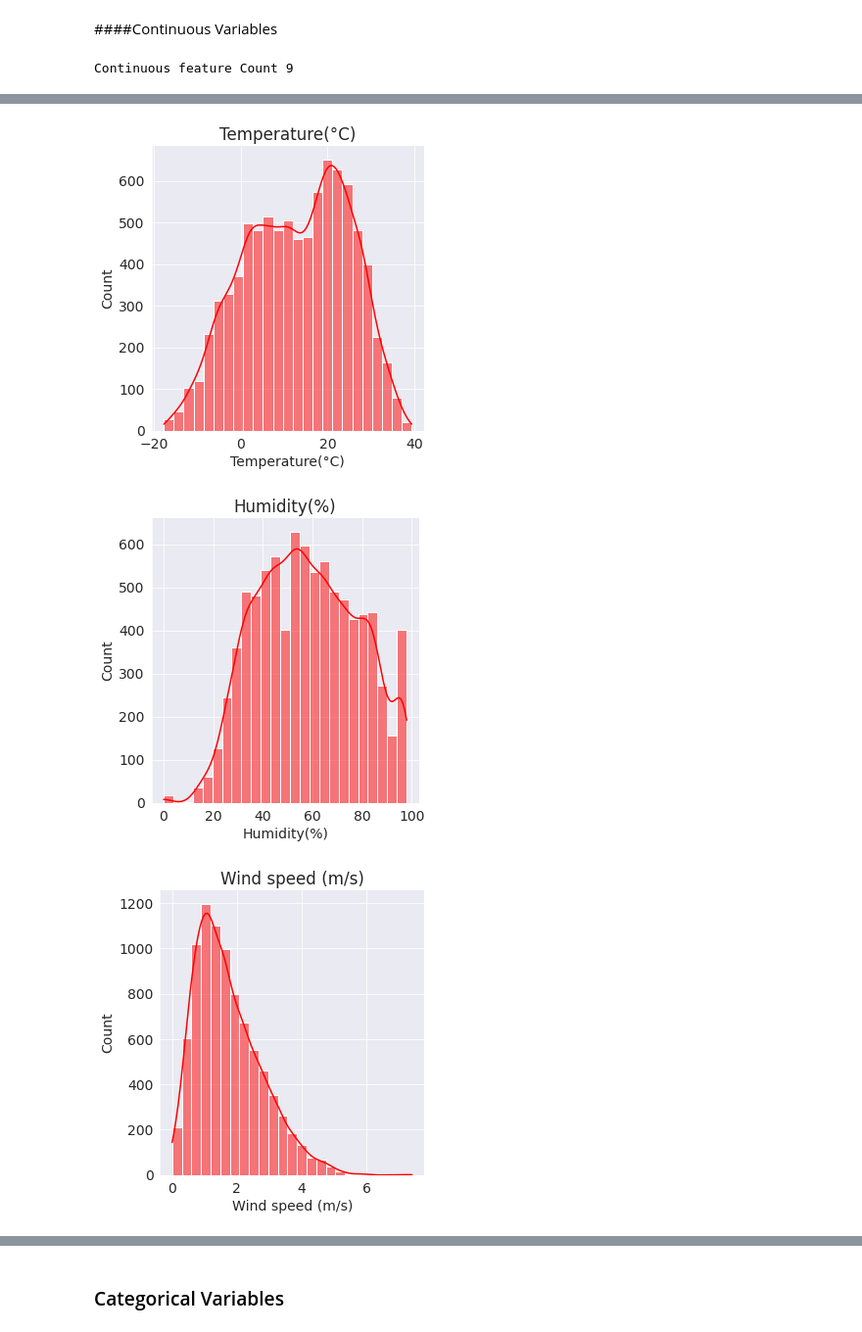
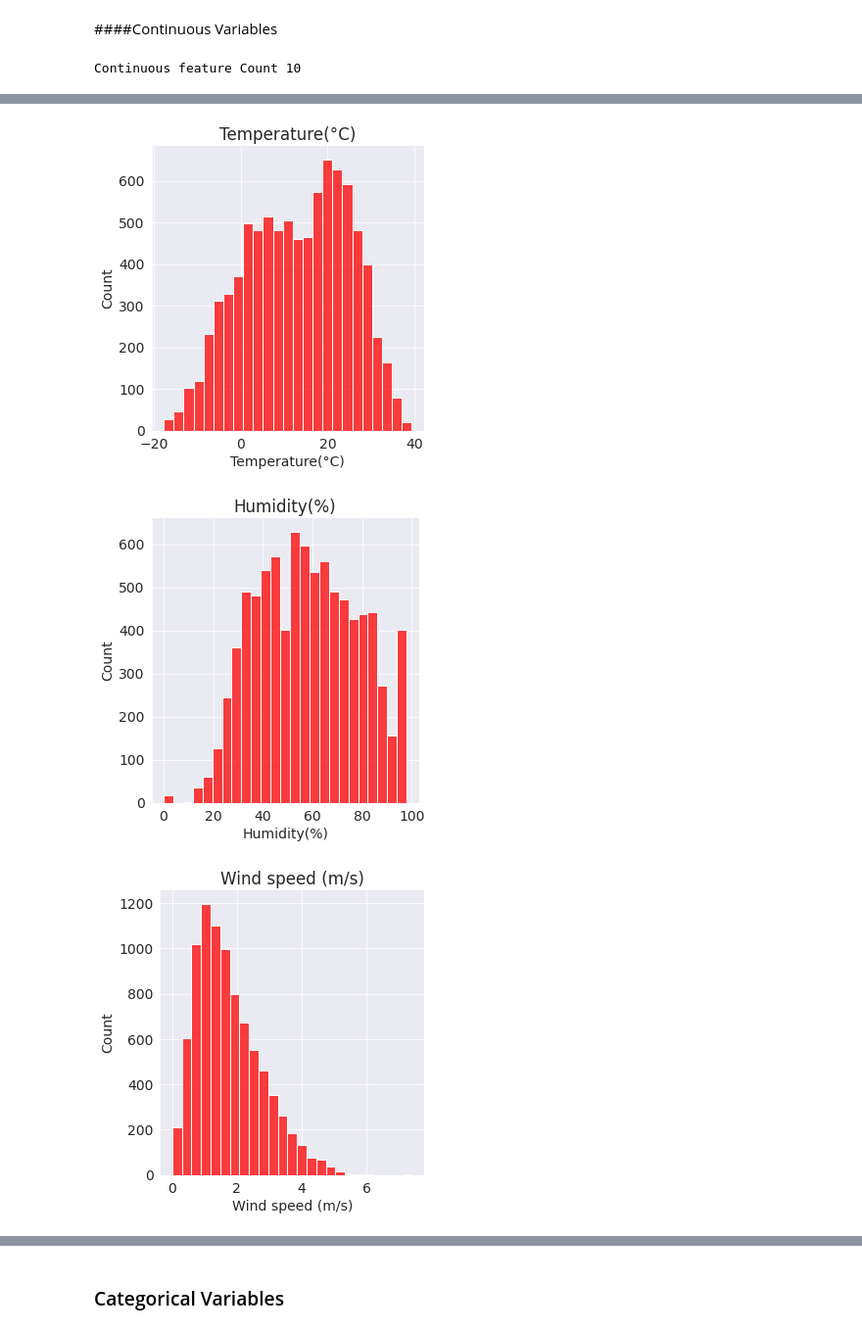
Before and after one commit to Sarthak016/Bike_Sharing_Demand_Predcition_DD, a Jupyter notebook: Bike_Sharing_Demand_Prediction_Capstone_Project.ipynb, the cells around one changed output, grey strips where cells are left out. Shown: that part at 98% size. Saved outputs shown, nothing was run; the diff lists cells and outputs as text; code cells hidden in the pictures.

```diff
--- a/Bike_Sharing_Demand_Prediction_Capstone_Project.ipynb
+++ b/Bike_Sharing_Demand_Prediction_Capstone_Project.ipynb
@@ -153,3 +179,9 @@ matplotlib.rcParams['figure.facecolor'] = '#00000000'
+# %%
+data['Date'] = pd.to_datetime(data['Date'])
+data['Day']=data['Date'].dt.day              # compute day
+data['Month']=data['Date'].dt.month          # compute month
+data['Year']=data['Date'].dt.year            # compute year
+data.drop(columns=["Date"],inplace=True)
 # %% [markdown]
 ### Numerical Variables
 # %%
@@ -196,10 +217,11 @@ print("Continuous feature Count {}".format(len(continuous_feature)))
 
 for feature in continuous_feature:
     dataset=data.copy()
-    sns.displot(dataset[feature],kde=True,bins=25,color="r")
+
+    sns.displot(dataset[feature],bins=25,color="r",kde_kws={'linewidth':6,'color':'#4B0751'})
     plt.xlabel(feature)
     plt.ylabel("Count")
     plt.title(feature)
     plt.show()
 # %% [output]
-Continuous feature Count 9
+Continuous feature Count 10
@@ -207,3 +229,3 @@ Continuous feature Count 9
-[figure, old version]
+[figure, new version]
-[figure, old version]
+[figure, new version]
-[figure, old version]
+[figure, new version]
```
Also changed, not shown: parts of 57 cells of this notebook.
